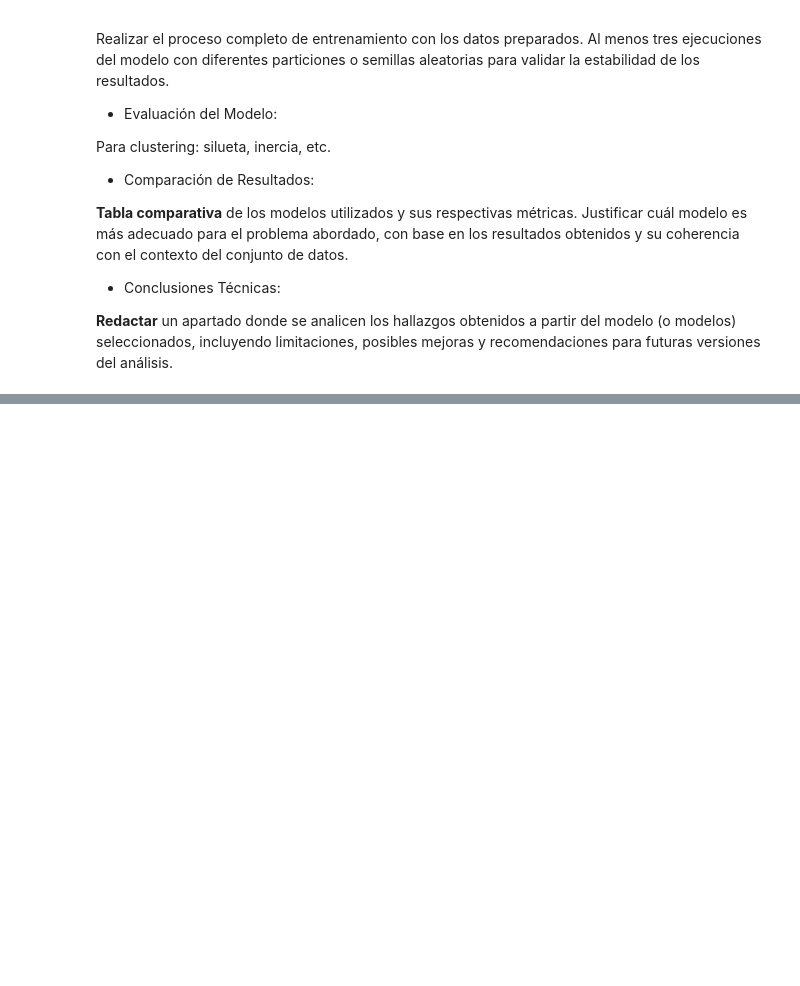
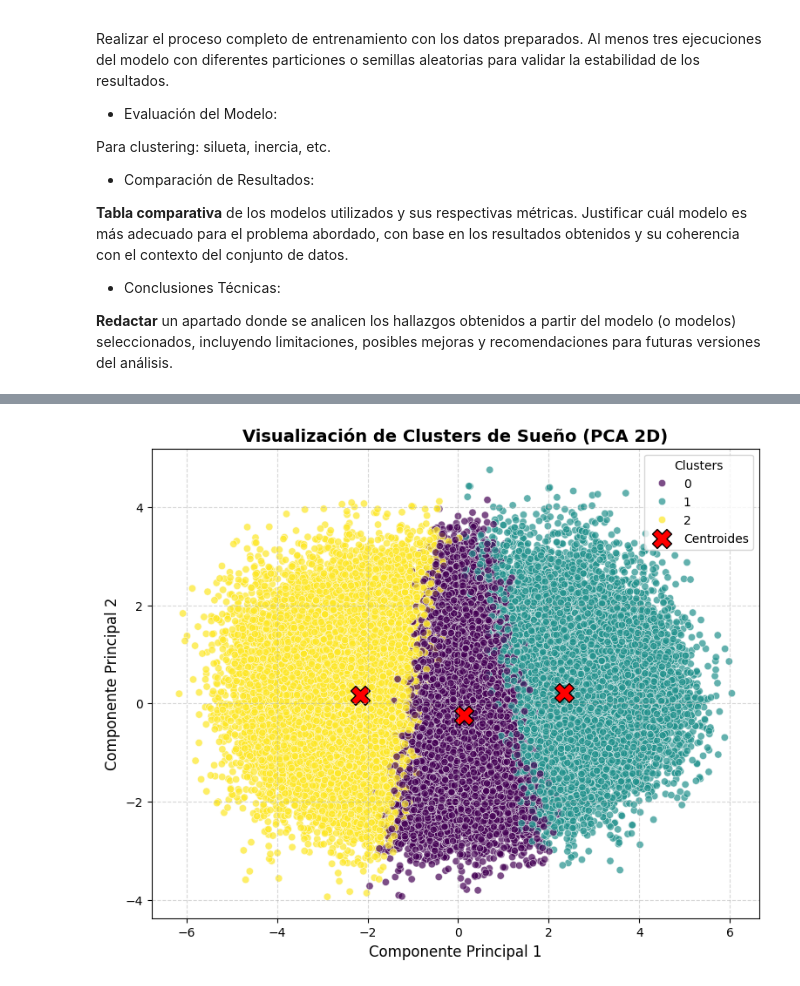
Before and after one commit to cinna-vk/iaa-pia, a Jupyter notebook: PIA_IAA.ipynb, the cells around one changed output, grey strips where cells are left out. Saved outputs shown, nothing was run; the diff lists cells and outputs as text; code cells hidden in the pictures; blank space fills up the shorter version.

Commit message:
Realice todo el apartado de Clustering

```diff
--- a/PIA_IAA.ipynb
+++ b/PIA_IAA.ipynb
@@ -476,0 +483,80 @@ Justificar cuál modelo es más adecuado para el problema abordado, con base en
+# %%
+#Obtenemos de nuevo el dataframe
+import pandas as pd
+import kagglehub
+import matplotlib.pyplot as plt
+import pandas as pd
+import seaborn as sns
+from sklearn.cluster import KMeans
+from sklearn.decomposition import PCA
+from sklearn.preprocessing import StandardScaler
+
+path = kagglehub.dataset_download("mohankrishnathalla/sleep-health-and-daily-performance-dataset")
+df_kms = pd.read_csv(path + "/sleep_health_dataset.csv", index_col='person_id')
+
+#Ahora, escalamos el dataset y seleccionamos las columnas objetivo
+
+columnas_deseadas = [
+    "age",
+    "bmi",
+    "sleep_duration_hrs",
+    "rem_percentage",
+    "screen_time_before_bed_mins",
+    "stress_score",
+    'sleep_latency_mins',
+    "room_temperature_celsius",
+    "work_hours_that_day",
+    "sleep_quality_score",
+    "wake_episodes_per_night",
+    'heart_rate_resting_bpm',
+    'cognitive_performance_score'
+]
+X = df_kms[columnas_deseadas].dropna()
+
+scaler = StandardScaler()
+X_scaled = scaler.fit_transform(X)
+
+#Fijamos a 3 clusters debido a los resultados obtenidos en el Silhouette Score del siguiente bloque
+kmeans = KMeans(n_clusters=3, random_state=42)
+kmeans.fit(X_scaled)
+
+df_kms["cluster"] = kmeans.labels_
+
+#Reducimos a 2 dimensiones para poder englobar todas nuestras variables en la tabla (y no tener que hacer un grafico
+# de multiples dimensiones)
+pca = PCA(n_components=2)
+componentes = pca.fit_transform(X_scaled)
+
+df_kms["PCA1"] = componentes[:, 0]
+df_kms["PCA2"] = componentes[:, 1]
+
+centroides_pca = pca.transform(kmeans.cluster_centers_)
+
+plt.figure(figsize=(9, 7))
+
+sns.scatterplot(
+    data=df_kms, x="PCA1", y="PCA2", hue="cluster", palette="viridis", alpha=0.7
+)
+
+plt.scatter(
+    centroides_pca[:, 0],
+    centroides_pca[:, 1],
+    c="red",
+    marker="X",
+    s=250,
+    edgecolors="black",
+    label="Centroides",
+)
+
+# Detalles estéticos
+plt.title(
+    "Visualización de Clusters de Sueño (PCA 2D)", fontsize=14, fontweight="bold"
+)
+plt.xlabel("Componente Principal 1", fontsize=12)
+plt.ylabel("Componente Principal 2", fontsize=12)
+plt.legend(loc="upper right", title="Clusters")
+plt.grid(True, linestyle="--", alpha=0.5)
+
+plt.show()
+# %% [output]
+[figure, added]
```
Also changed, not shown: parts of 8 cells of this notebook.
